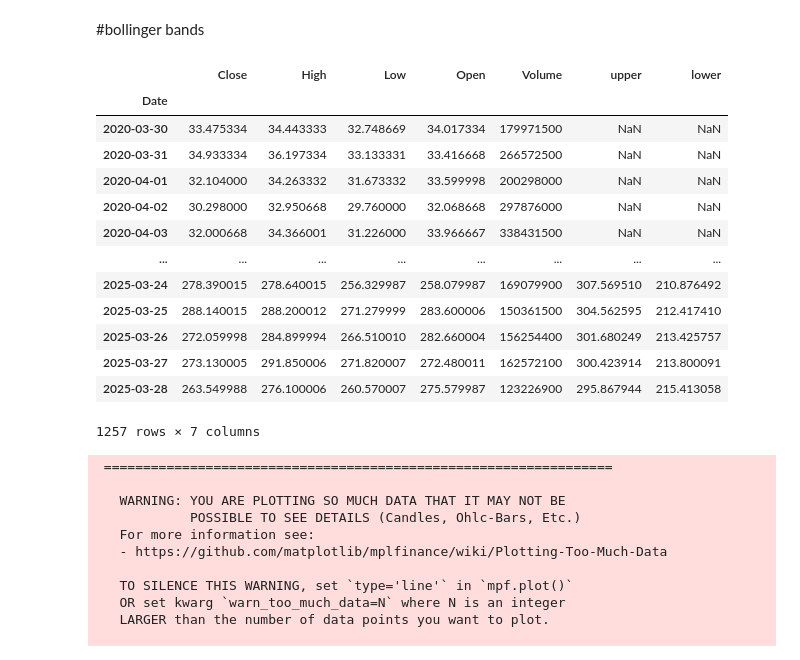
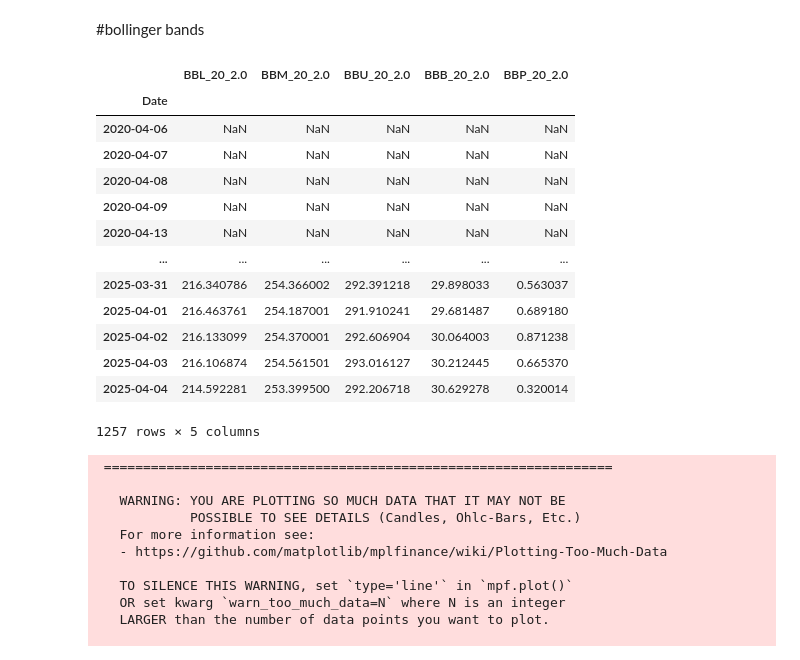
Before and after one commit to sunilsala88/batch-30-hindi, a Jupyter notebook: 13_technical_analysis/technal.ipynb, the cells around one changed output. Saved outputs shown, nothing was run; the diff lists cells and outputs as text; code cells hidden in the pictures.

```diff
--- a/13_technical_analysis/technal.ipynb
+++ b/13_technical_analysis/technal.ipynb
@@ -26,24 +26,25 @@ Date
 # %%
 import pandas_ta as ta
 d=ta.bbands(data['Close'],length=20)
 data['upper']=d['BBU_20_2.0']
 data['lower']=d['BBL_20_2.0']
 data
+d
 # %% [output]
-|  | Close | High | Low | Open | Volume | upper | lower |
-| Date |  |  |  |  |  |  |  |
-| 2020-03-30 | 33.475334 | 34.443333 | 32.748669 | 34.017334 | 179971500 | NaN | NaN |
-| 2020-03-31 | 34.933334 | 36.197334 | 33.133331 | 33.416668 | 266572500 | NaN | NaN |
-| 2020-04-01 | 32.104000 | 34.263332 | 31.673332 | 33.599998 | 200298000 | NaN | NaN |
-| 2020-04-02 | 30.298000 | 32.950668 | 29.760000 | 32.068668 | 297876000 | NaN | NaN |
-| 2020-04-03 | 32.000668 | 34.366001 | 31.226000 | 33.966667 | 338431500 | NaN | NaN |
-| ... | ... | ... | ... | ... | ... | ... | ... |
-| 2025-03-24 | 278.390015 | 278.640015 | 256.329987 | 258.079987 | 169079900 | 307.569510 | 210.876492 |
-| 2025-03-25 | 288.140015 | 288.200012 | 271.279999 | 283.600006 | 150361500 | 304.562595 | 212.417410 |
-| 2025-03-26 | 272.059998 | 284.899994 | 266.510010 | 282.660004 | 156254400 | 301.680249 | 213.425757 |
-| 2025-03-27 | 273.130005 | 291.850006 | 271.820007 | 272.480011 | 162572100 | 300.423914 | 213.800091 |
-| 2025-03-28 | 263.549988 | 276.100006 | 260.570007 | 275.579987 | 123226900 | 295.867944 | 215.413058 |
+|  | BBL_20_2.0 | BBM_20_2.0 | BBU_20_2.0 | BBB_20_2.0 | BBP_20_2.0 |
+| Date |  |  |  |  |  |
+| 2020-04-06 | NaN | NaN | NaN | NaN | NaN |
+| 2020-04-07 | NaN | NaN | NaN | NaN | NaN |
+| 2020-04-08 | NaN | NaN | NaN | NaN | NaN |
+| 2020-04-09 | NaN | NaN | NaN | NaN | NaN |
+| 2020-04-13 | NaN | NaN | NaN | NaN | NaN |
+| ... | ... | ... | ... | ... | ... |
+| 2025-03-31 | 216.340786 | 254.366002 | 292.391218 | 29.898033 | 0.563037 |
+| 2025-04-01 | 216.463761 | 254.187001 | 291.910241 | 29.681487 | 0.689180 |
+| 2025-04-02 | 216.133099 | 254.370001 | 292.606904 | 30.064003 | 0.871238 |
+| 2025-04-03 | 216.106874 | 254.561501 | 293.016127 | 30.212445 | 0.665370 |
+| 2025-04-04 | 214.592281 | 253.399500 | 292.206718 | 30.629278 | 0.320014 |
-1257 rows × 7 columns
+1257 rows × 5 columns
 # %%
 import mplfinance as mpf
 # mpf.plot(data,type='candle',volume=True,show_nontrading=False,style='yahoo')
```
Also changed, not shown: parts of 1 cell of this notebook, 1 other file.
